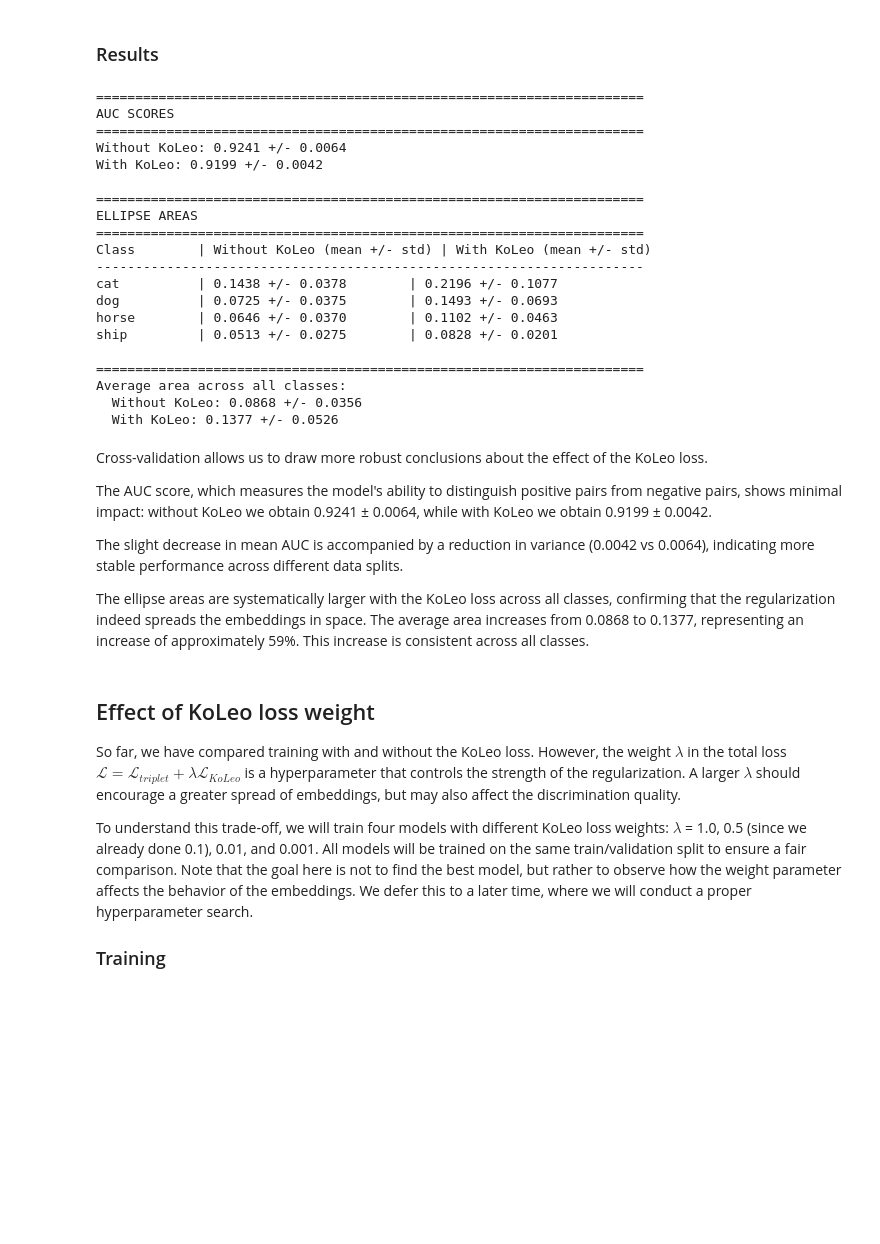
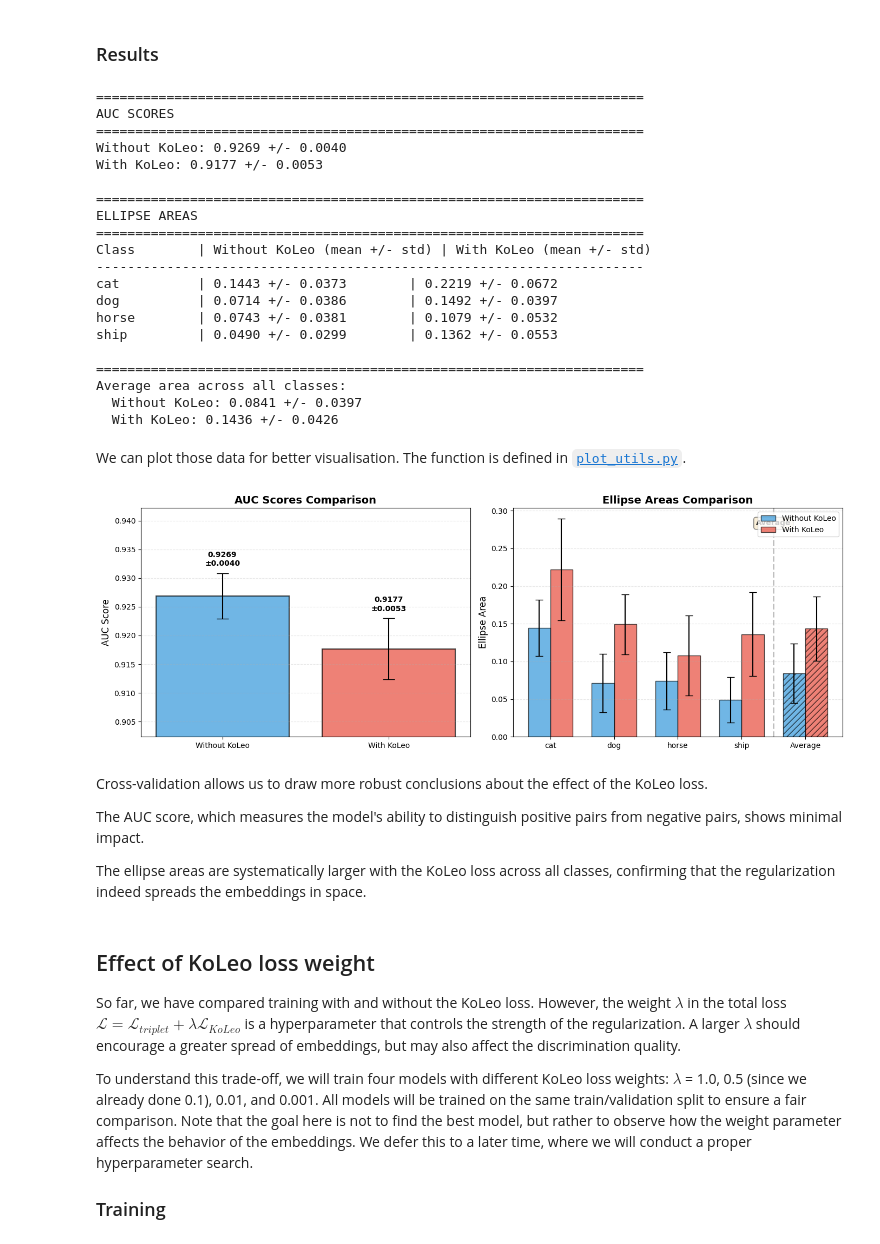
Before and after one commit to adlane98/koleo-study, a Jupyter notebook: notebooks/english/chapter2.ipynb, the cells around one changed output. Drawn from its saved outputs; the diff is of its cells as text; code cells hidden in the pictures; blank space fills up the shorter version.

```diff
--- a/notebooks/english/chapter2.ipynb
+++ b/notebooks/english/chapter2.ipynb
@@ -313,6 +296,10 @@ plot_losses(train_losses, val_losses, title="Loss Evolution")
 # %% [markdown]
 Loading of the best model.
 # %%
+from pathlib import Path
+save_dir = Path("/Users/adlane/perso/koleoLoss-study/runs_koleo/20251228_174908")
+net = VGG11Embedding().to(device)
+
 best_epoch_path = list((save_dir.glob('best_epoch_*.pth')))[0]
 net.load_state_dict(torch.load(best_epoch_path))
 # %% [output]
@@ -634,20 +631,22 @@ print(f"  With KoLeo: {all_with_koleo.mean():.4f} +/- {all_with_koleo.std():.4f}
 ======================================================================
 AUC SCORES
 ======================================================================
-Without KoLeo: 0.9241 +/- 0.0064
-With KoLeo: 0.9199 +/- 0.0042
+Without KoLeo: 0.9269 +/- 0.0040
+With KoLeo: 0.9177 +/- 0.0053
 
 ======================================================================
 ELLIPSE AREAS
 ======================================================================
 Class        | Without KoLeo (mean +/- std) | With KoLeo (mean +/- std)
 ----------------------------------------------------------------------
-cat          | 0.1438 +/- 0.0378        | 0.2196 +/- 0.1077
-dog          | 0.0725 +/- 0.0375        | 0.1493 +/- 0.0693
-horse        | 0.0646 +/- 0.0370        | 0.1102 +/- 0.0463
-ship         | 0.0513 +/- 0.0275        | 0.0828 +/- 0.0201
+cat          | 0.1443 +/- 0.0373        | 0.2219 +/- 0.0672
+dog          | 0.0714 +/- 0.0386        | 0.1492 +/- 0.0397
+horse        | 0.0743 +/- 0.0381        | 0.1079 +/- 0.0532
+ship         | 0.0490 +/- 0.0299        | 0.1362 +/- 0.0553
 
 ======================================================================
 Average area across all classes:
-  Without KoLeo: 0.0868 +/- 0.0356
-  With KoLeo: 0.1377 +/- 0.0526
+  Without KoLeo: 0.0841 +/- 0.0397
+  With KoLeo: 0.1436 +/- 0.0426
+# %% [markdown]
+We can plot those data for better visualisation. The function is defined in [`plot_utils.py`](https://github.com/adlane98/koleo-study/blob/main/plot_utils.py).
@@ -654,12 +661,22 @@ Average area across all classes:
+# %%
+from plot_utils import plot_auc_and_ellipse_areas
+
+plot_auc_and_ellipse_areas(
+    results_no_koleo,
+    results_with_koleo,
+    ["Without KoLeo", "With KoLeo"],
+    LABEL_NAMES,
+)
+# %% [output]
+[figure, added]
 # %% [markdown]
 
 Cross-validation allows us to draw more robust conclusions about the effect of the KoLeo loss.
 
-The AUC score, which measures the model's ability to distinguish positive pairs from negative pairs, shows minimal impact: without KoLeo we obtain 0.9241 ± 0.0064, while with KoLeo we obtain 0.9199 ± 0.0042.
+The AUC score, which measures the model's ability to distinguish positive pairs from negative pairs, shows minimal impact.
 
-The slight decrease in mean AUC is accompanied by a reduction in variance (0.0042 vs 0.0064), indicating more stable performance across different data splits.
 
-The ellipse areas are systematically larger with the KoLeo loss across all classes, confirming that the regularization indeed spreads the embeddings in space. The average area increases from 0.0868  to 0.1377, representing an increase of approximately 59%. This increase is consistent across all classes.
+The ellipse areas are systematically larger with the KoLeo loss across all classes, confirming that the regularization indeed spreads the embeddings in space.
 # %% [markdown]
 ## Effect of KoLeo loss weight
 
```
Also changed, not shown: parts of 6 cells of this notebook, 3 other files.
